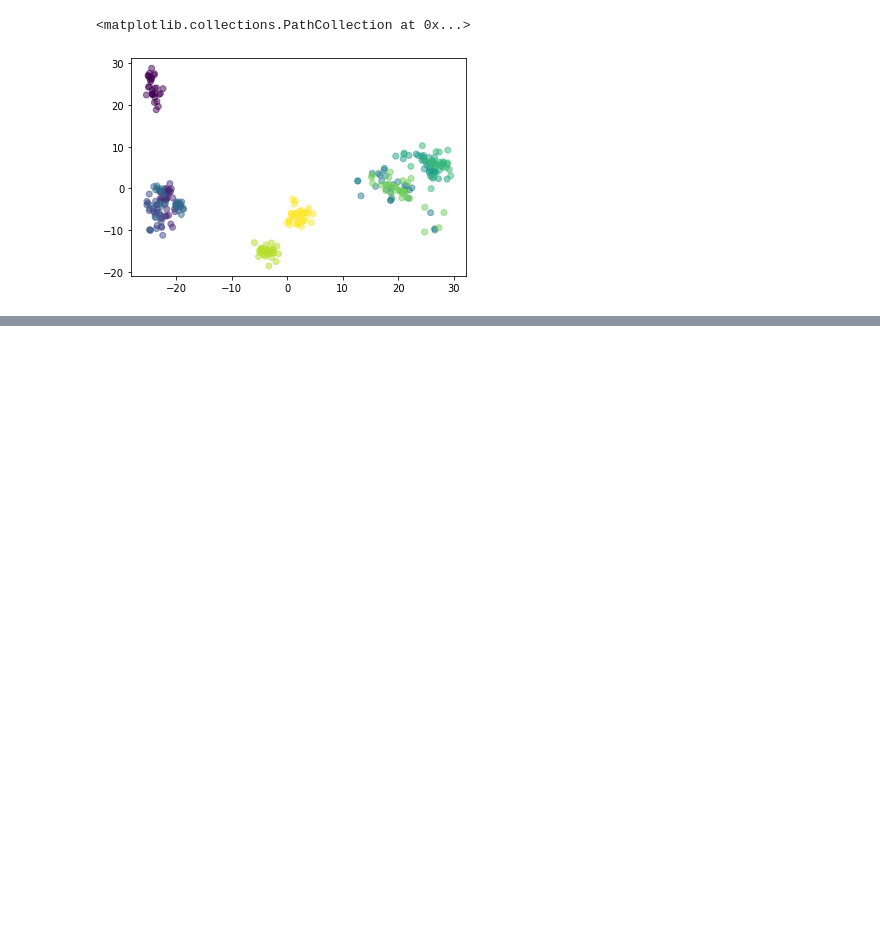
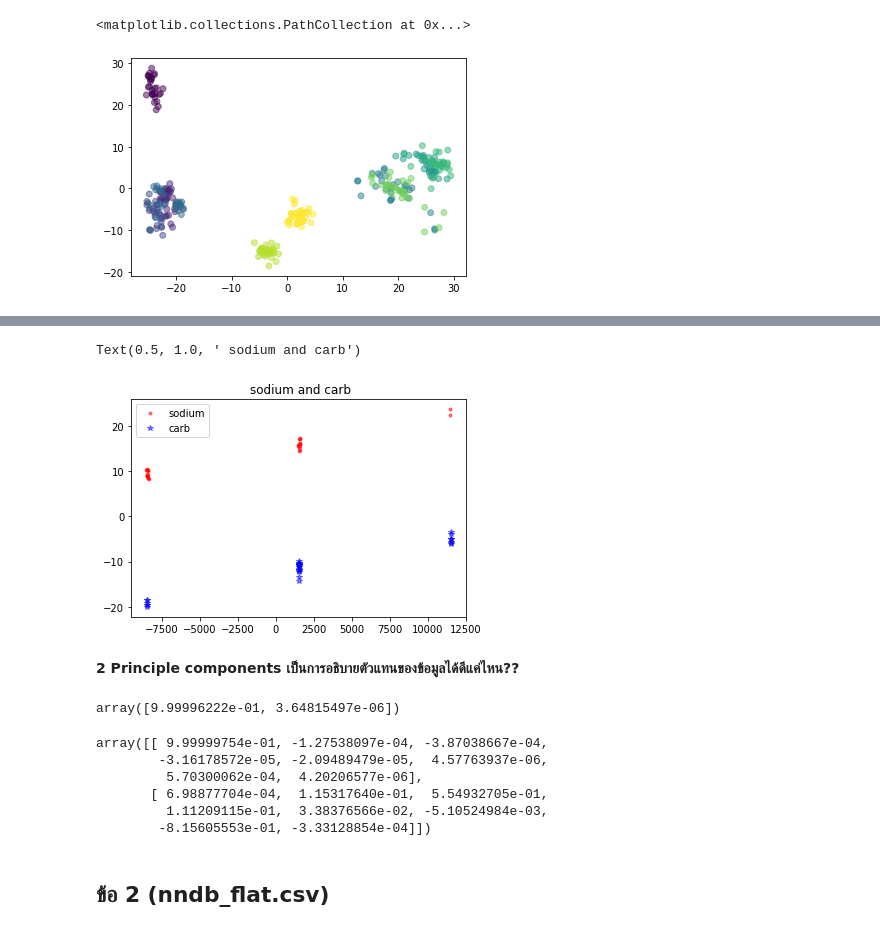
Before and after one commit to ThanikPimpiban/mulitivariate, a Jupyter notebook: Exam01.ipynb, the cells around one changed output, grey strips where cells are left out. Drawn from its saved outputs; the diff is of its cells as text; code cells hidden in the pictures; blank space fills up the shorter version.

```diff
--- a/Exam01.ipynb
+++ b/Exam01.ipynb
@@ -187,3 +199,28 @@ plt.scatter(new_pca2[:,0],new_pca2[:,1],c = bb['brand'],alpha=0.5)
 # %%
-baby_pca = pca.transform(bb[bb['brand']==0].iloc[:,1:].to_numpy())
-fast_pca = pca.transform(bb[bb['brand']==9].iloc[:,1:].to_numpy())
+sodium_pca = pca.transform(bb[bb['brand']==2].iloc[:,1:].to_numpy())
+carb_pca = pca.transform(bb[bb['brand']==9].iloc[:,1:].to_numpy())
+# %%
+plt.plot(sodium_pca[:,0],sodium_pca[:,1],'.r',alpha=0.5,label='sodium')
+plt.plot(carb_pca[:,0],carb_pca[:,1],'*b',alpha=0.5,label='carb')
+plt.legend()
+plt.title(' sodium and carb')
+# %% [output]
+Text(0.5, 1.0, ' sodium and carb')
+[figure, added]
+# %% [markdown]
+**2 Principle components เป็นการอธิบายตัวแทนของข้อมูลได้ดีแค่ไหน??**
+# %%
+pca.explained_variance_ratio_
+# %% [output]
+array([9.99996222e-01, 3.64815497e-06])
+# %%
+pca.components_
+# %% [output]
+array([[ 9.99999754e-01, -1.27538097e-04, -3.87038667e-04,
+        -3.16178572e-05, -2.09489479e-05,  4.57763937e-06,
+         5.70300062e-04,  4.20206577e-06],
+       [ 6.98877704e-04,  1.15317640e-01,  5.54932705e-01,
+         1.11209115e-01,  3.38376566e-02, -5.10524984e-03,
+        -8.15605553e-01, -3.33128854e-04]])
+# %% [markdown]
+## ข้อ 2 (nndb_flat.csv)
```
Also changed, not shown: parts of 70 cells of this notebook.
